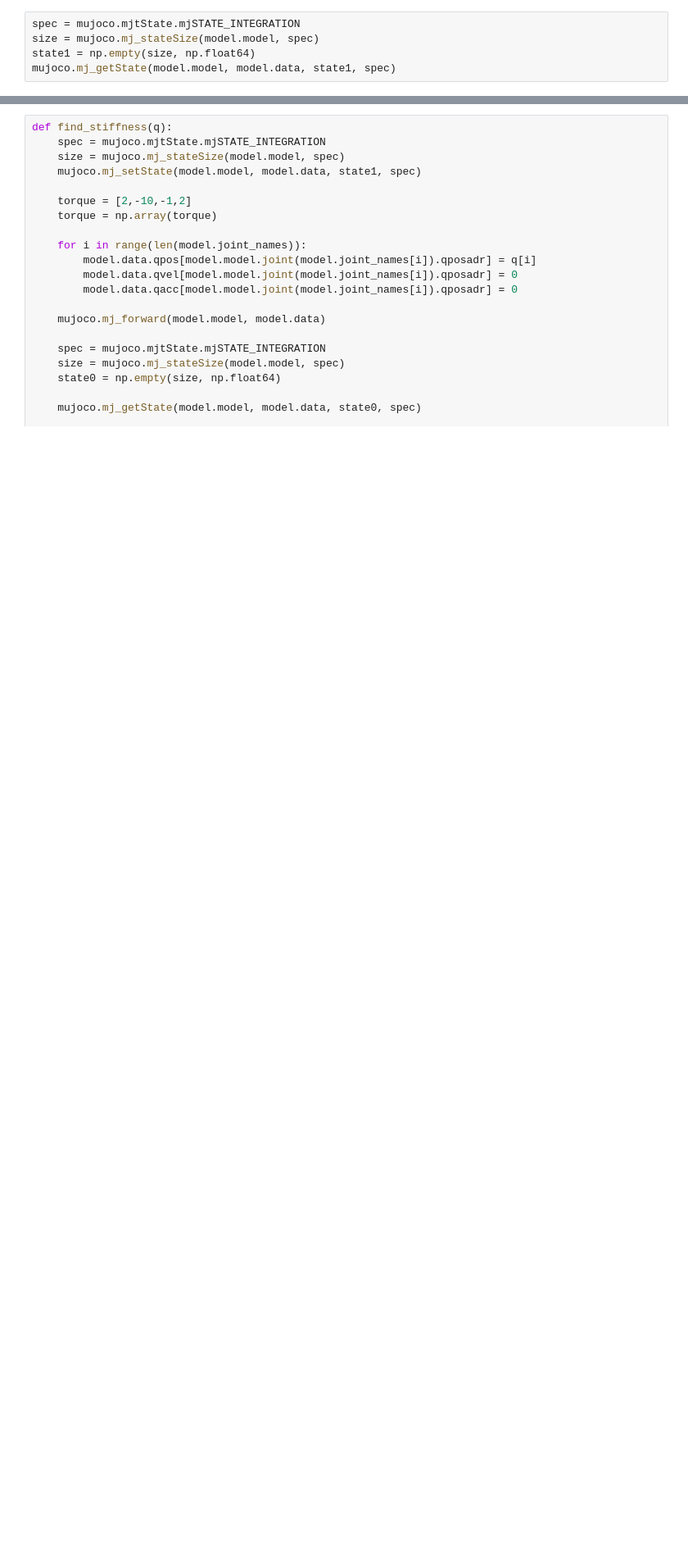
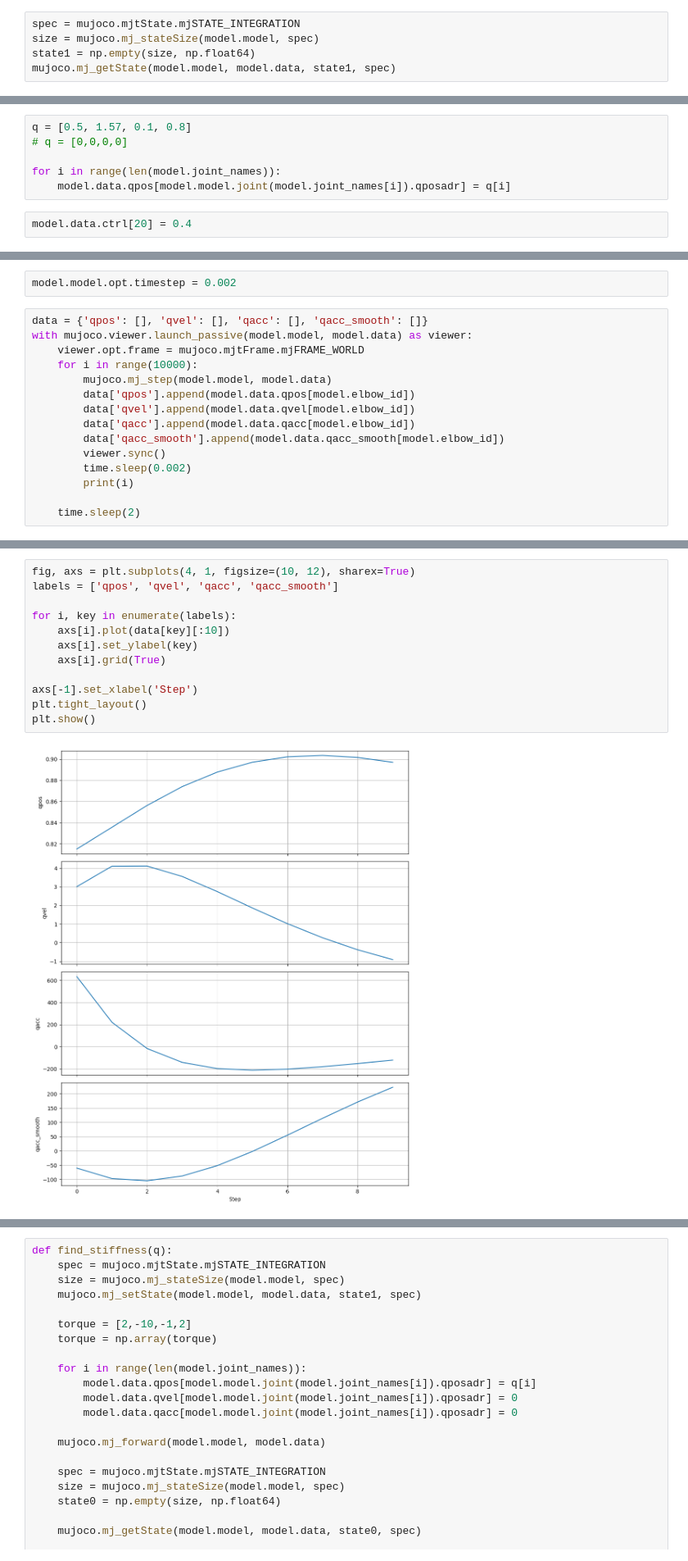
Before and after one commit to TripanDham/arm_impedance, a Jupyter notebook: plot_arm.ipynb, the cells around one changed output, grey strips where cells are left out. Shown at 82% size. Saved outputs shown, nothing was run; the diff lists cells and outputs as text; blank space fills up the shorter version.

Commit message:
mujoco playing around

```diff
--- a/plot_arm.ipynb
+++ b/plot_arm.ipynb
@@ -428,0 +387,8 @@ mujoco.mj_getState(model.model, model.data, state1, spec)
+# %%
+q = [0.5, 1.57, 0.1, 0.8]
+# q = [0,0,0,0]
+
+for i in range(len(model.joint_names)):
+    model.data.qpos[model.model.joint(model.joint_names[i]).qposadr] = q[i]
+# %%
+model.data.ctrl[20] = 0.4
@@ -428,0 +436,17 @@ mujoco.mj_getState(model.model, model.data, state1, spec)
+# %%
+model.model.opt.timestep = 0.002
+# %%
+data = {'qpos': [], 'qvel': [], 'qacc': [], 'qacc_smooth': []}
+with mujoco.viewer.launch_passive(model.model, model.data) as viewer:
+    viewer.opt.frame = mujoco.mjtFrame.mjFRAME_WORLD
+    for i in range(10000):
+        mujoco.mj_step(model.model, model.data)
+        data['qpos'].append(model.data.qpos[model.elbow_id])
+        data['qvel'].append(model.data.qvel[model.elbow_id])
+        data['qacc'].append(model.data.qacc[model.elbow_id])
+        data['qacc_smooth'].append(model.data.qacc_smooth[model.elbow_id])
+        viewer.sync()
+        time.sleep(0.002)
+        print(i)
+
+    time.sleep(2)
@@ -428,0 +478,14 @@ mujoco.mj_getState(model.model, model.data, state1, spec)
+# %%
+fig, axs = plt.subplots(4, 1, figsize=(10, 12), sharex=True)
+labels = ['qpos', 'qvel', 'qacc', 'qacc_smooth']
+
+for i, key in enumerate(labels):
+    axs[i].plot(data[key][:10])
+    axs[i].set_ylabel(key)
+    axs[i].grid(True)
+
+axs[-1].set_xlabel('Step')
+plt.tight_layout()
+plt.show()
+# %% [output]
+[figure, added]
```
Also changed, not shown: parts of 14 cells of this notebook.
